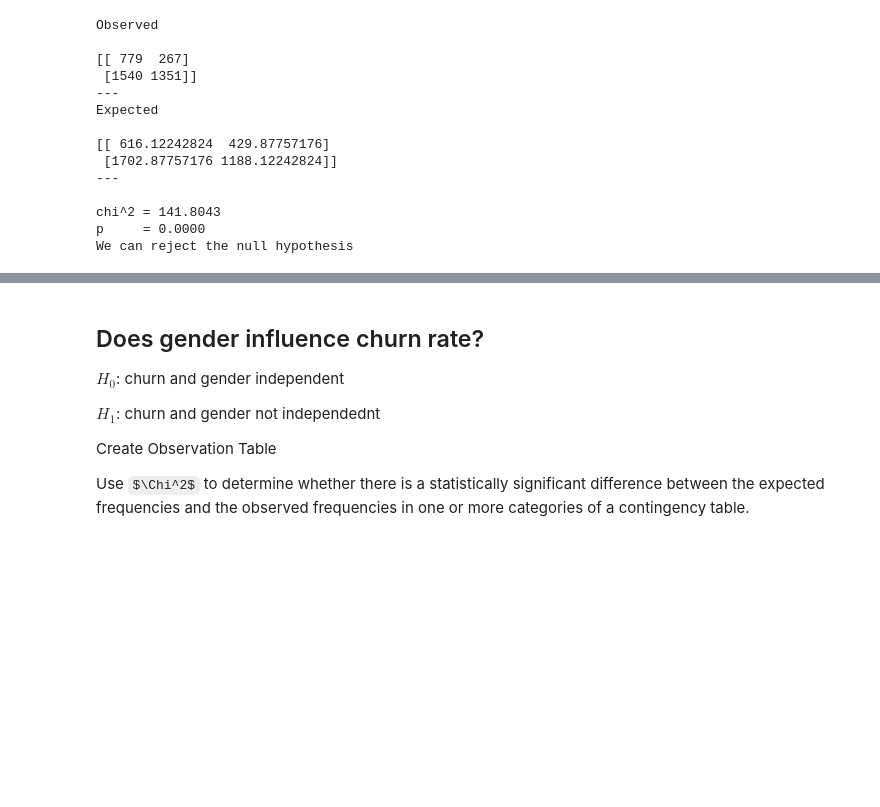
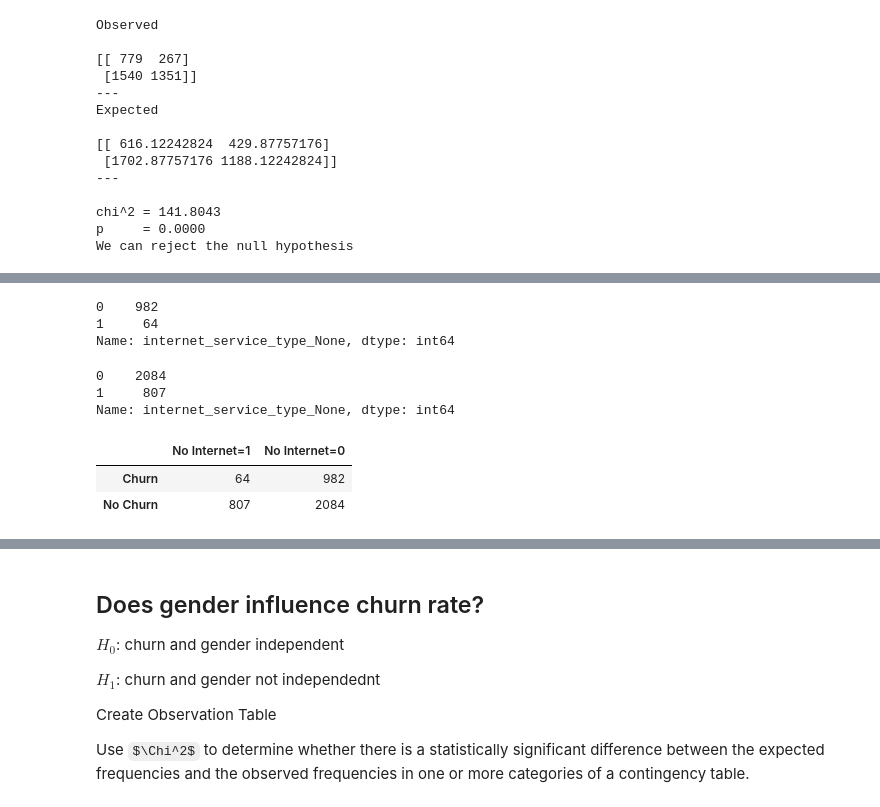
Before and after one commit to Jared-Godar/classification-project, a Jupyter notebook: telco_project_working.ipynb, the cells around one changed output, grey strips where cells are left out. Saved outputs shown, nothing was run; the diff lists cells and outputs as text; code cells hidden in the pictures; some formulas as TeX source; blank space fills up the shorter version.

```diff
--- a/telco_project_working.ipynb
+++ b/telco_project_working.ipynb
@@ -1084,0 +1244,24 @@ We can reject the null hypothesis
+# %%
+churn['internet_service_type_None'].value_counts()
+# %% [output]
+0    982
+1     64
+Name: internet_service_type_None, dtype: int64
+# %%
+no_churn['internet_service_type_None'].value_counts()
+# %% [output]
+0    2084
+1     807
+Name: internet_service_type_None, dtype: int64
+# %%
+# Make observation table
+
+index = ['Churn', 'No Churn']
+columns = ['No Internet=1', 'No Internet=0']
+
+no_internet_observed = pd.DataFrame([[churn['internet_service_type_None'].value_counts()[1], churn['internet_service_type_None'].value_counts()[0]], [no_churn['internet_service_type_None'].value_counts()[1], no_churn['internet_service_type_None'].value_counts()[0]]], index=index, columns=columns)
+no_internet_observed
+# %% [output]
+|  | No Internet=1 | No Internet=0 |
+| Churn | 64 | 982 |
+| No Churn | 807 | 2084 |
```
Also changed, not shown: parts of 46 cells of this notebook.
